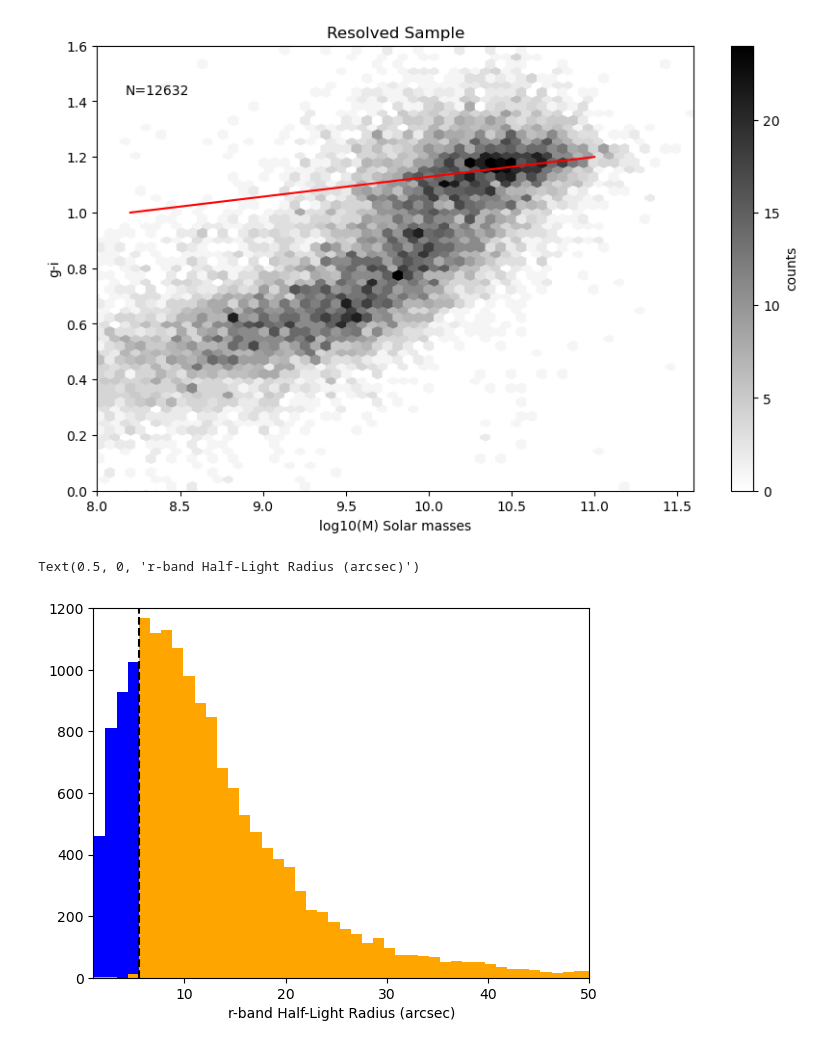
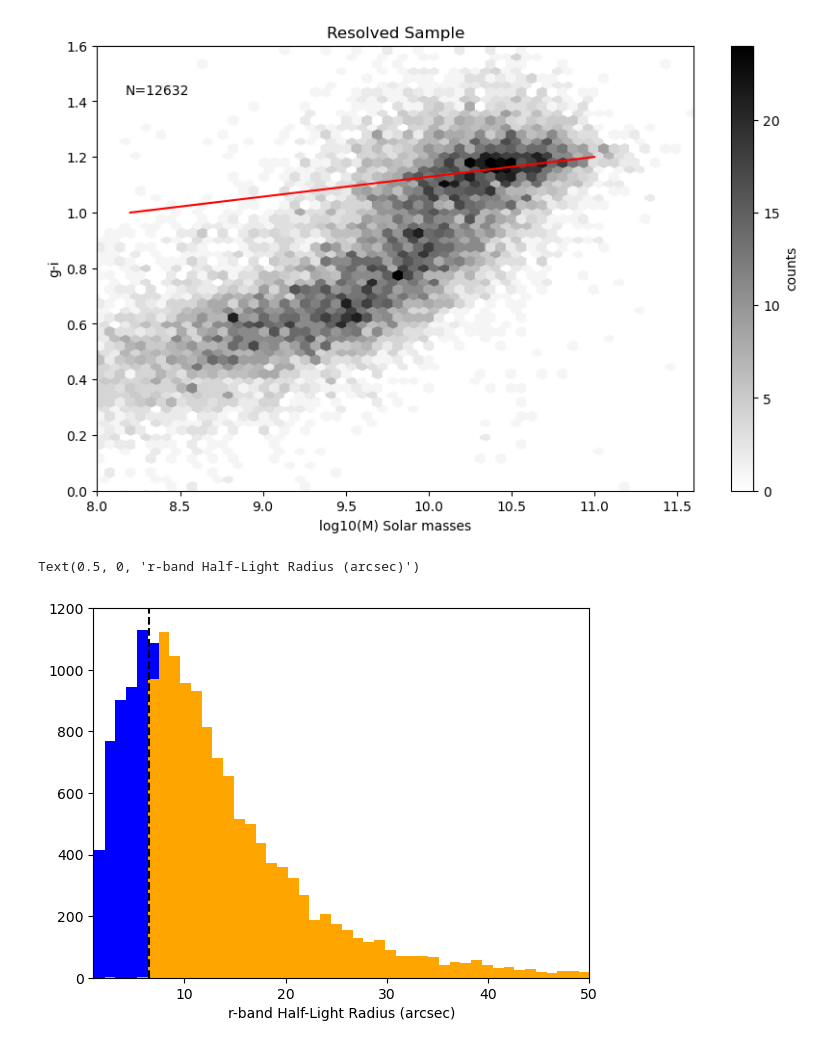
Before and after one commit to EvanBarkus/WISESize_Project, a Jupyter notebook: FlagChange.ipynb, the cells around one changed output. Cells and saved outputs as stored; diff of their text form; code cells hidden in the pictures.

Commit message:
Made small fixes to some plots, added histograms of most and least restrictive selections.

```diff
--- a/FlagChange.ipynb
+++ b/FlagChange.ipynb
@@ -308,34 +339,34 @@ plt.show()
 # %%
 #New cut dataset
 cut = SNRflag20 & zflag
 tab=myTab[cut]
 
 #Half light radii
 petroR501=tab['SERSIC_TH50']
 petroR502=cuttab4['SERSIC_TH50']
 
 #Arrays of half light radii
-p501 = np.array(tab['SERSIC_TH50'])
-p502 = np.array(cuttab['SERSIC_TH50'])
+p501 = np.array(petroR501)
+p502 = np.array(petroR502)
 
 #Lower bounds
 #c1 = (p501 != 0)
 #c2 = (p502 != 0)
 
 #Applies lower bounds to arrays
 #p50_01 = p501[c1]
 #p50_02 = p502[c2]
 
 #Plot histogram of half light radii
-plt.hist(p501,bins=145,color='blue')
-plt.hist(p502,bins=145,color='orange')
-plt.axvline(x = 5.5, color = 'black', linestyle='dashed')
+plt.hist(p501,bins=150,color='blue')
+plt.hist(p502,bins=150,color='orange')
+plt.axvline(x = 6.5, color = 'black', linestyle='dashed')
 plt.xlim(1,50)
 plt.ylim(0,1200)
 plt.xlabel('r-band Half-Light Radius (arcsec)')
 # %% [output]
 Text(0.5, 0, 'r-band Half-Light Radius (arcsec)')
-[figure, old version]
+[figure, new version]
 # %%
 #Redshift Histogram
 # %%
```
Also changed, not shown: parts of 2 cells of this notebook.
